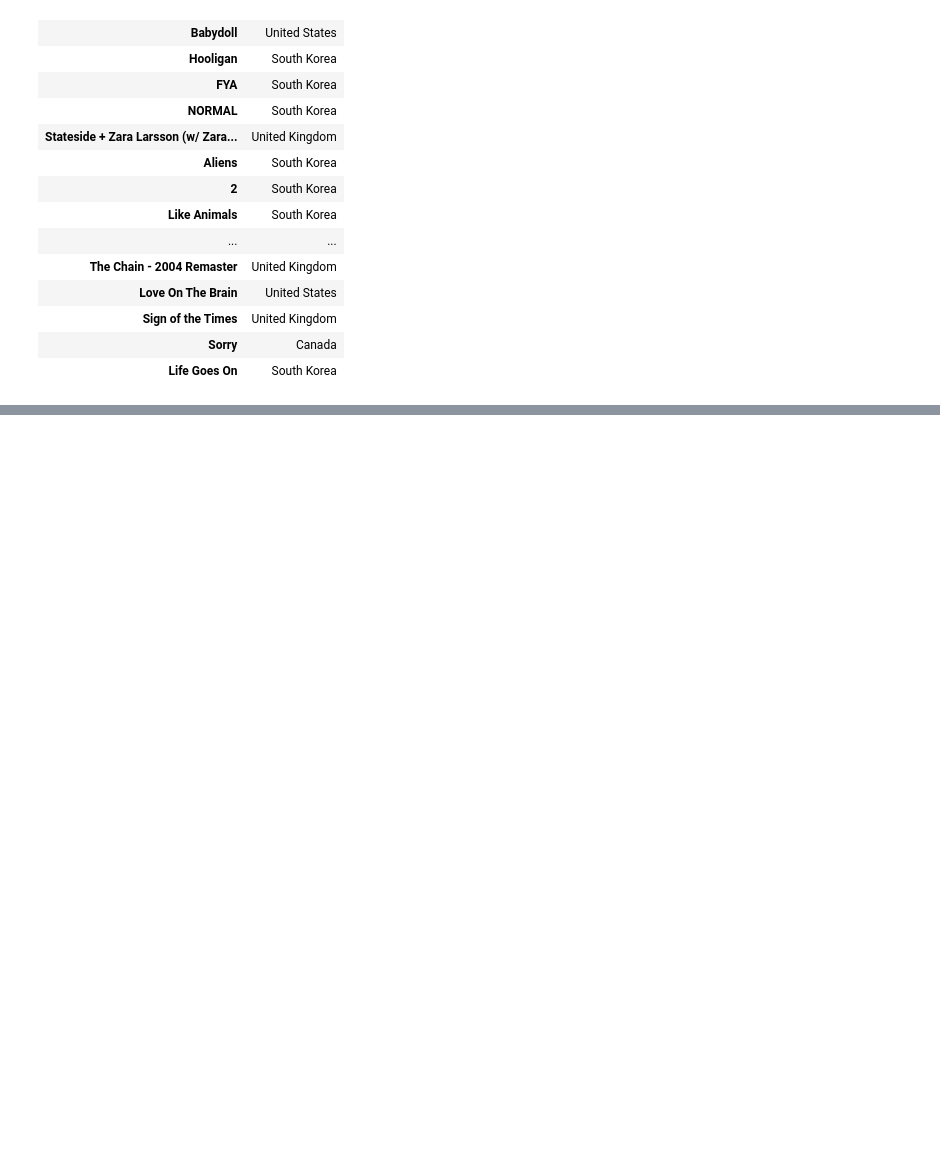
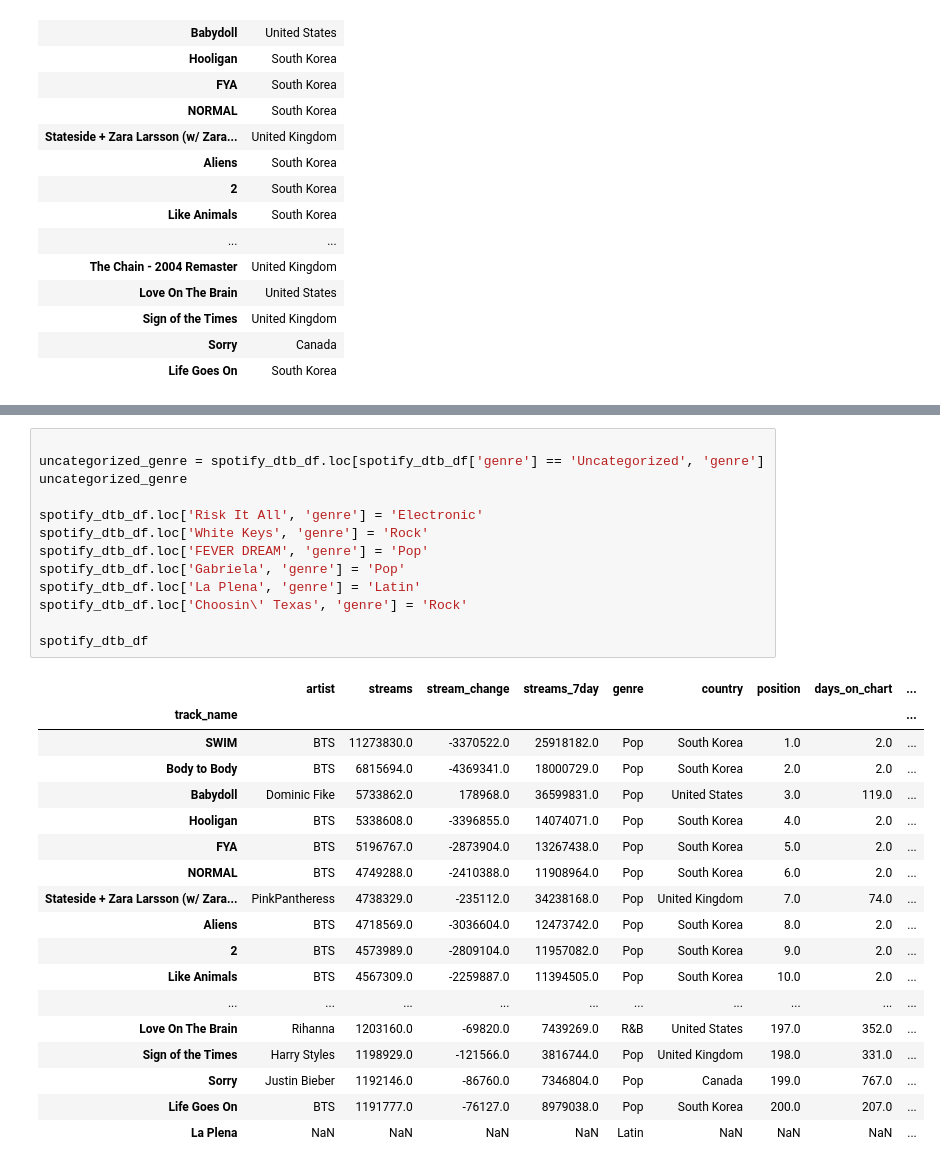
Before and after one commit to olegbyte-del/data_cleaning_spotify_global_trends, a Jupyter notebook: spotify_global_trends_data_cleaning.ipynb, the cells around one changed output, grey strips where cells are left out. Cells and saved outputs as stored; diff of their text form; blank space fills up the shorter version.

```diff
--- a/spotify_global_trends_data_cleaning.ipynb
+++ b/spotify_global_trends_data_cleaning.ipynb
@@ -264,3 +269,35 @@ spotify_dtb_df
 | Sign of the Times | Harry Styles | 1198929 | -121566 | 3816744 | Pop | United Kingdom | 198 | 331 | ... |
 | Sorry | Justin Bieber | 1192146 | -86760 | 7346804 | Pop | Canada | 199 | 767 | ... |
 | Life Goes On | BTS | 1191777 | -76127 | 8979038 | Pop | South Korea | 200 | 207 | ... |
+# %%
+
+uncategorized_genre = spotify_dtb_df.loc[spotify_dtb_df['genre'] == 'Uncategorized', 'genre']
+uncategorized_genre
+
+spotify_dtb_df.loc['Risk It All', 'genre'] = 'Electronic'
+spotify_dtb_df.loc['White Keys', 'genre'] = 'Rock'
+spotify_dtb_df.loc['FEVER DREAM', 'genre'] = 'Pop'
+spotify_dtb_df.loc['Gabriela', 'genre'] = 'Pop'
+spotify_dtb_df.loc['La Plena', 'genre'] = 'Latin'
+spotify_dtb_df.loc['Choosin\' Texas', 'genre'] = 'Rock'
+
+spotify_dtb_df
+# %% [output]
+|  | artist | streams | stream_change | streams_7day | genre | country | position | days_on_chart | ... |
+| track_name |  |  |  |  |  |  |  |  | ... |
+| SWIM | BTS | 11273830.0 | -3370522.0 | 25918182.0 | Pop | South Korea | 1.0 | 2.0 | ... |
+| Body to Body | BTS | 6815694.0 | -4369341.0 | 18000729.0 | Pop | South Korea | 2.0 | 2.0 | ... |
+| Babydoll | Dominic Fike | 5733862.0 | 178968.0 | 36599831.0 | Pop | United States | 3.0 | 119.0 | ... |
+| Hooligan | BTS | 5338608.0 | -3396855.0 | 14074071.0 | Pop | South Korea | 4.0 | 2.0 | ... |
+| FYA | BTS | 5196767.0 | -2873904.0 | 13267438.0 | Pop | South Korea | 5.0 | 2.0 | ... |
+| NORMAL | BTS | 4749288.0 | -2410388.0 | 11908964.0 | Pop | South Korea | 6.0 | 2.0 | ... |
+| Stateside + Zara Larsson (w/ Zara... | PinkPantheress | 4738329.0 | -235112.0 | 34238168.0 | Pop | United Kingdom | 7.0 | 74.0 | ... |
+| Aliens | BTS | 4718569.0 | -3036604.0 | 12473742.0 | Pop | South Korea | 8.0 | 2.0 | ... |
+| 2 | BTS | 4573989.0 | -2809104.0 | 11957082.0 | Pop | South Korea | 9.0 | 2.0 | ... |
+| Like Animals | BTS | 4567309.0 | -2259887.0 | 11394505.0 | Pop | South Korea | 10.0 | 2.0 | ... |
+| ... | ... | ... | ... | ... | ... | ... | ... | ... | ... |
+| Love On The Brain | Rihanna | 1203160.0 | -69820.0 | 7439269.0 | R&B | United States | 197.0 | 352.0 | ... |
+| Sign of the Times | Harry Styles | 1198929.0 | -121566.0 | 3816744.0 | Pop | United Kingdom | 198.0 | 331.0 | ... |
+| Sorry | Justin Bieber | 1192146.0 | -86760.0 | 7346804.0 | Pop | Canada | 199.0 | 767.0 | ... |
+| Life Goes On | BTS | 1191777.0 | -76127.0 | 8979038.0 | Pop | South Korea | 200.0 | 207.0 | ... |
+| La Plena | NaN | NaN | NaN | NaN | Latin | NaN | NaN | NaN | ... |
```
Also changed, not shown: parts of 3 cells of this notebook, 1 other file.
